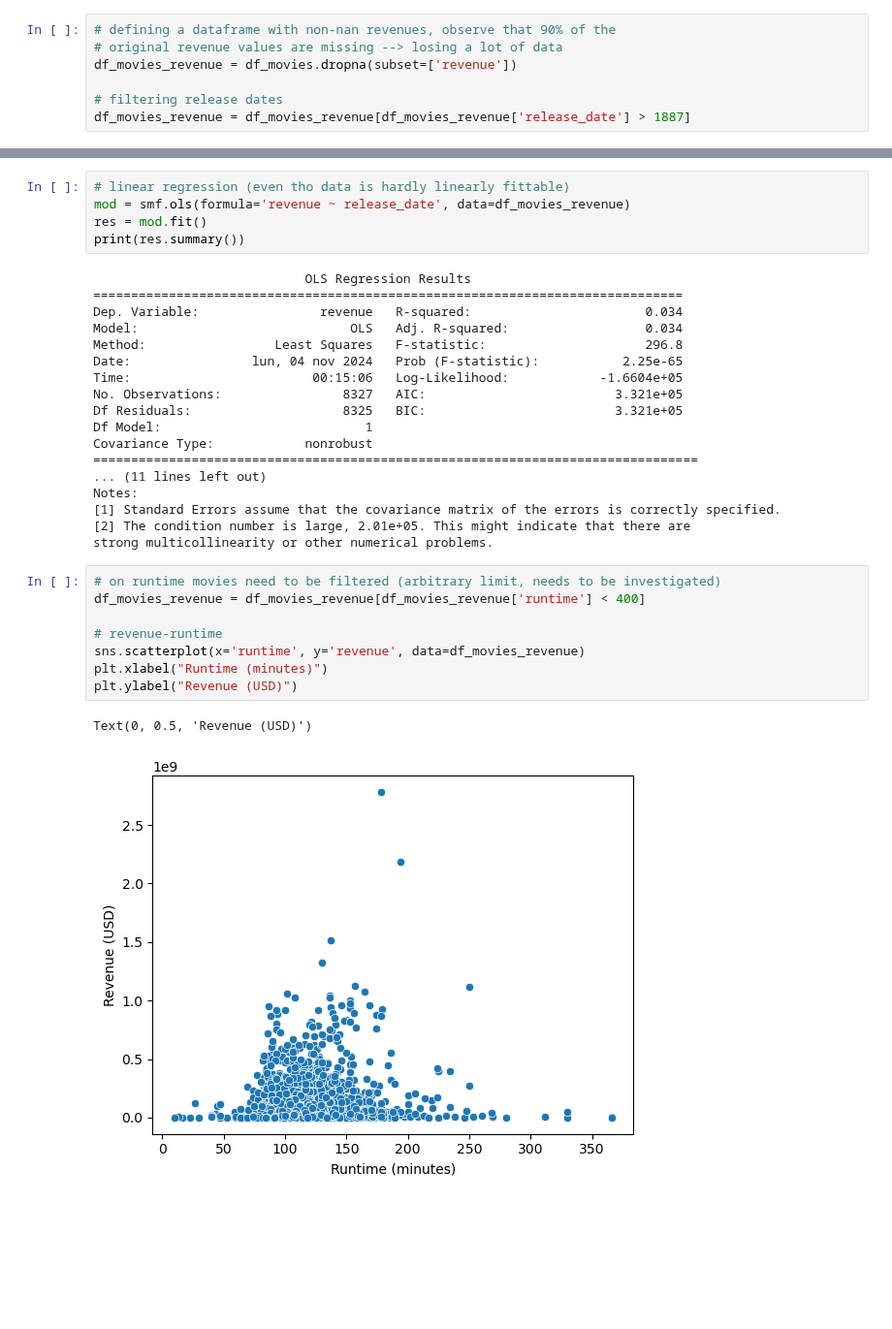
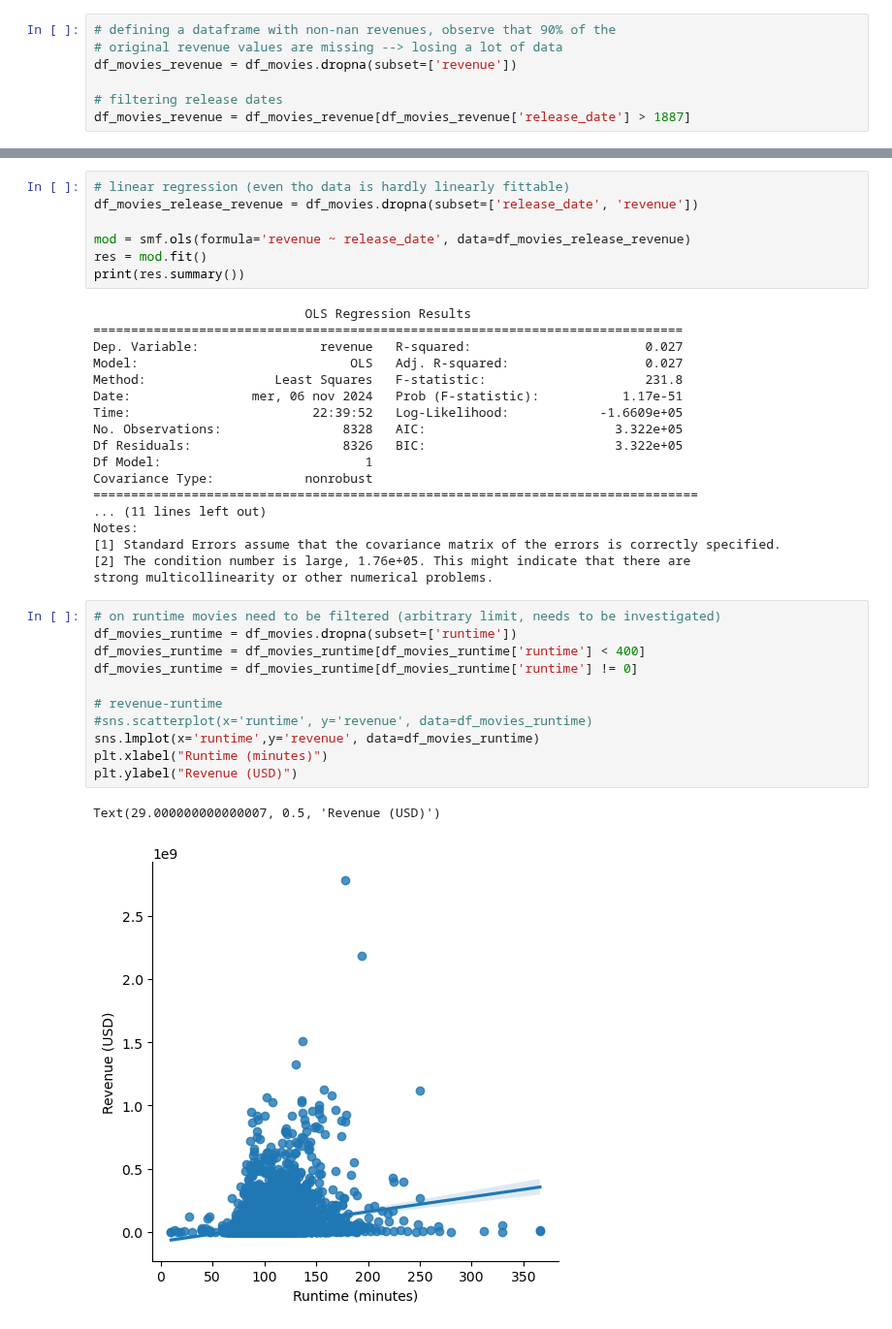
Before and after one commit to epfl-ada/ada-2024-project-majcj2024, a Jupyter notebook: results_jacopo.ipynb, the cells around one changed output, grey strips where cells are left out. Shown at 97% size. Drawn from its saved outputs; the diff is of its cells as text; blank space fills up the shorter version.

```diff
--- a/results_jacopo.ipynb
+++ b/results_jacopo.ipynb
@@ -91,34 +124,39 @@ Text(0, 0.5, 'Revenue (USD)')
 # %%
 # linear regression (even tho data is hardly linearly fittable)
-mod = smf.ols(formula='revenue ~ release_date', data=df_movies_revenue)
+df_movies_release_revenue = df_movies.dropna(subset=['release_date', 'revenue'])
+
+mod = smf.ols(formula='revenue ~ release_date', data=df_movies_release_revenue)
 res = mod.fit()
 print(res.summary())
 # %% [output]
                             OLS Regression Results
 ==============================================================================
-Dep. Variable:                revenue   R-squared:                       0.034
-Model:                            OLS   Adj. R-squared:                  0.034
-Method:                 Least Squares   F-statistic:                     296.8
-Date:                lun, 04 nov 2024   Prob (F-statistic):           2.25e-65
-Time:                        00:15:06   Log-Likelihood:            -1.6604e+05
-No. Observations:                8327   AIC:                         3.321e+05
-Df Residuals:                    8325   BIC:                         3.321e+05
+Dep. Variable:                revenue   R-squared:                       0.027
+Model:                            OLS   Adj. R-squared:                  0.027
+Method:                 Least Squares   F-statistic:                     231.8
+Date:                mer, 06 nov 2024   Prob (F-statistic):           1.17e-51
+Time:                        22:39:52   Log-Likelihood:            -1.6609e+05
+No. Observations:                8328   AIC:                         3.322e+05
+Df Residuals:                    8326   BIC:                         3.322e+05
 Df Model:                           1
 Covariance Type:            nonrobust
 ================================================================================
 ... (11 lines left out)
 Notes:
 [1] Standard Errors assume that the covariance matrix of the errors is correctly specified.
-[2] The condition number is large, 2.01e+05. This might indicate that there are
+[2] The condition number is large, 1.76e+05. This might indicate that there are
 strong multicollinearity or other numerical problems.
 # %%
 # on runtime movies need to be filtered (arbitrary limit, needs to be investigated)
-df_movies_revenue = df_movies_revenue[df_movies_revenue['runtime'] < 400]
+df_movies_runtime = df_movies.dropna(subset=['runtime'])
+df_movies_runtime = df_movies_runtime[df_movies_runtime['runtime'] < 400]
+df_movies_runtime = df_movies_runtime[df_movies_runtime['runtime'] != 0]
 
 # revenue-runtime
-sns.scatterplot(x='runtime', y='revenue', data=df_movies_revenue)
+#sns.scatterplot(x='runtime', y='revenue', data=df_movies_runtime)
+sns.lmplot(x='runtime',y='revenue', data=df_movies_runtime)
 plt.xlabel("Runtime (minutes)")
 plt.ylabel("Revenue (USD)")
 # %% [output]
-Text(0, 0.5, 'Revenue (USD)')
+Text(29.000000000000007, 0.5, 'Revenue (USD)')
-[figure, old version]
+[figure, new version]
```
Also changed, not shown: parts of 14 cells of this notebook.
